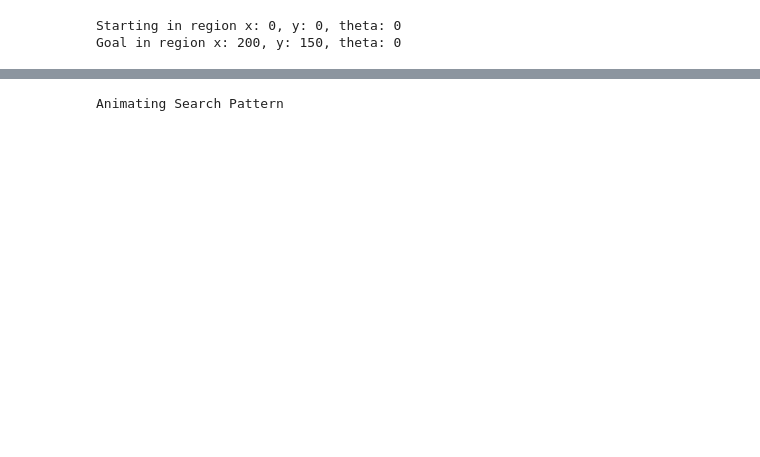
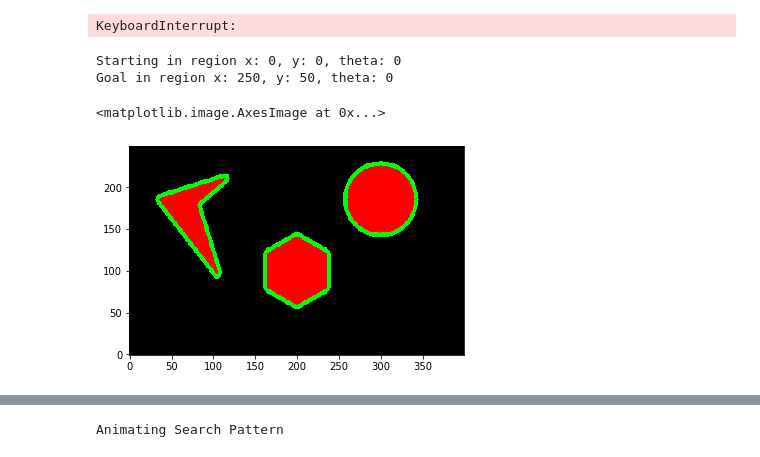
Before and after one commit to njnovak/ENPM-661-Project-3, a Jupyter notebook: 661 Project A_Star/a_star_dev.ipynb, the cells around one changed output, grey strips where cells are left out. Drawn from its saved outputs; the diff is of its cells as text; code cells hidden in the pictures; blank space fills up the shorter version.

```diff
--- a/661 Project A_Star/a_star_dev.ipynb
+++ b/661 Project A_Star/a_star_dev.ipynb
@@ -11,9 +11,10 @@ import sys
 # cell location and goal_location are tuples representing index
 # of current cell location and goal cell locations
 class Node:
-    def __init__(self, parent, cell_location, c2c, c2g):
+    def __init__(self, parent, cell_location, region, c2c, c2g):
         self.parent = parent
         self.cell_location = cell_location
+        self.region = region
         self.c2c = c2c
         self.c2g = c2g
         self.h = c2c+c2g
@@ -155,7 +156,7 @@ def update_color_map(curr_node, color_map, brg_color):
 # returns a 3d array
 # dimensions are height width and angle. Takes in a compressed version of
 # the height width and angle which handles the region/node similarity
-def create_board(width, height, thresh = 0.5):
+def create_board(width, height, thresh):
 
     compressed_width, compressed_height, compressed_angle = compress_coordinates(x=width, y=height, theta=30, thresh=thresh)
 
@@ -175,7 +176,8 @@ def create_board(width, height, thresh = 0.5):
                 new_node = Node(parent=None,
                                 c2c=c2c,
                                 c2g=c2g,
-                                cell_location=[row_num, col_num, angle])
+                                cell_location=[row_num, col_num, angle],
+                                region=[row_num, col_num, angle])
 
                 temp_configuration.append(new_node)
             temp_row.append(temp_configuration)
@@ -473,10 +478,13 @@ def animate(color_map, closed_nodes, solution_path, filename):
     out.release()
 # %%
 start_location = [0,0,0]
-goal_location = [75,100,0]
+goal_location = [50,250,0]
 
 width = 400
 height = 250
+
+step = 5
+thresh = 1
 
 color_map = create_color_map(height = 250, width = 400, radius=5)
 
@@ -492,30 +500,34 @@ if color_map[start_location[0]][start_location[1]][0] == 255 or color_map[start_
 
 if color_map[goal_location[0]][goal_location[1]][0] == 255 or color_map[goal_location[0]][goal_location[1]][1] == 255:
     print('Cannot place goal in obstacle or obstacle margin')
+# %% [output]
+KeyboardInterrupt:
 # %%
-thresh = 0.5
-
 board = create_board(width=width, height=height, thresh=thresh)
 
 compressed_x_start, compressed_y_start, compressed_angle_start = compress_coordinates(
     start_location[1],
     start_location[0],
     start_location[2],
-    thresh=0.5
+    thresh=thresh
 )
 
 compressed_x_goal, compressed_y_goal, compressed_angle_goal = compress_coordinates(
     goal_location[1],
     goal_location[0],
     goal_location[2],
-    thresh=0.5
+    thresh=thresh
 )
 
 print(f'Starting in region x: {compressed_x_start}, y: {compressed_y_start}, theta: {compressed_angle_start}')
 print(f'Goal in region x: {compressed_x_goal}, y: {compressed_y_goal}, theta: {compressed_angle_goal}')
+
+plt.imshow(color_map, origin='bottom')
 # %% [output]
 Starting in region x: 0, y: 0, theta: 0
-Goal in region x: 200, y: 150, theta: 0
+Goal in region x: 250, y: 50, theta: 0
+<matplotlib.image.AxesImage at 0x...>
+[figure, added]
 # %%
 start_node = board[compressed_y_start][compressed_x_start][compressed_angle_start]
 start_node.c2c = 0
```
Also changed, not shown: parts of 8 cells of this notebook, 1 other file.
